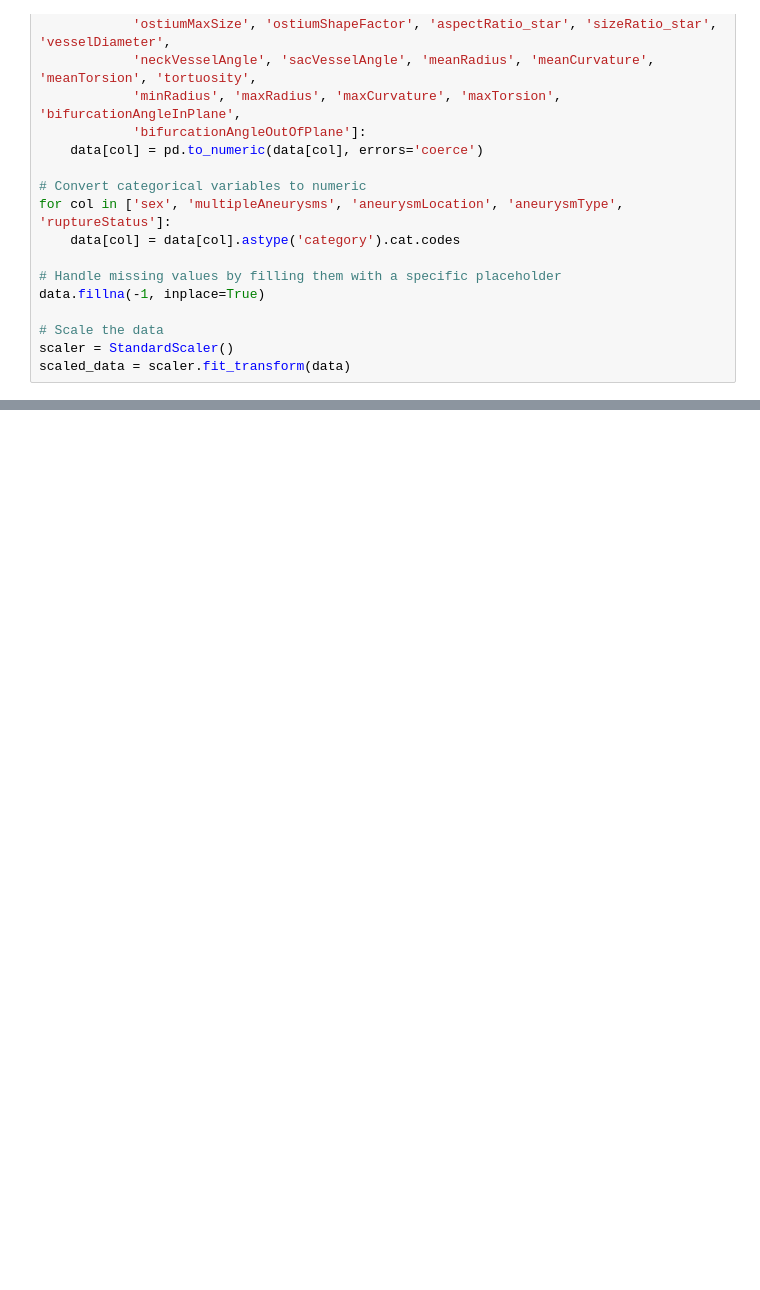
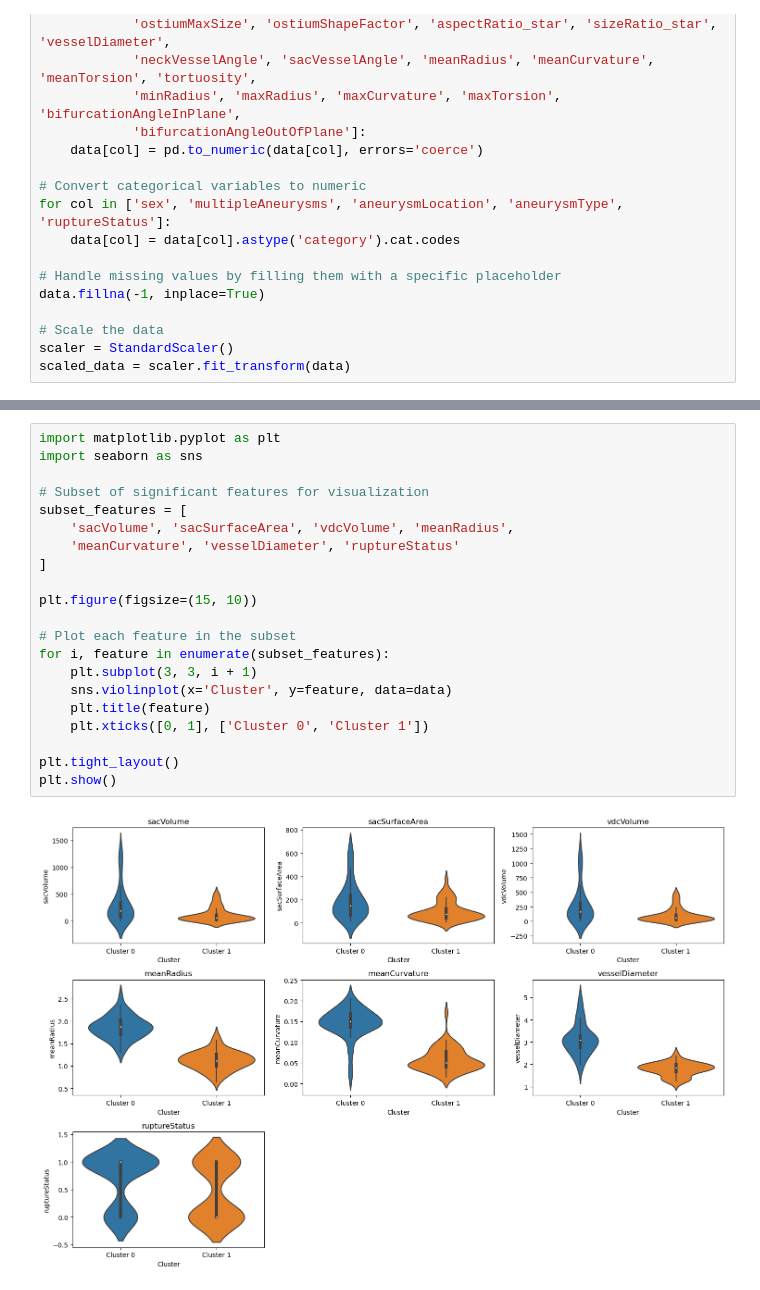
Before and after one commit to shrinitbabel/Aneurysm-CFD-Supervised-Clustering, a Jupyter notebook: Aneurysm EDA.ipynb, the cells around one changed output, grey strips where cells are left out. Drawn from its saved outputs; the diff is of its cells as text; blank space fills up the shorter version.

```diff
--- a/Aneurysm EDA.ipynb
+++ b/Aneurysm EDA.ipynb
@@ -188,0 +367,23 @@ Silhouette Score (t-SNE Directly): 0.6088211536407471
+# %%
+import matplotlib.pyplot as plt
+import seaborn as sns
+
+# Subset of significant features for visualization
+subset_features = [
+    'sacVolume', 'sacSurfaceArea', 'vdcVolume', 'meanRadius',
+    'meanCurvature', 'vesselDiameter', 'ruptureStatus'
+]
+
+plt.figure(figsize=(15, 10))
+
+# Plot each feature in the subset
+for i, feature in enumerate(subset_features):
+    plt.subplot(3, 3, i + 1)
+    sns.violinplot(x='Cluster', y=feature, data=data)
+    plt.title(feature)
+    plt.xticks([0, 1], ['Cluster 0', 'Cluster 1'])
+
+plt.tight_layout()
+plt.show()
+# %% [output]
+[figure, added]
```
Also changed, not shown: parts of 8 cells of this notebook, 1 other file.
